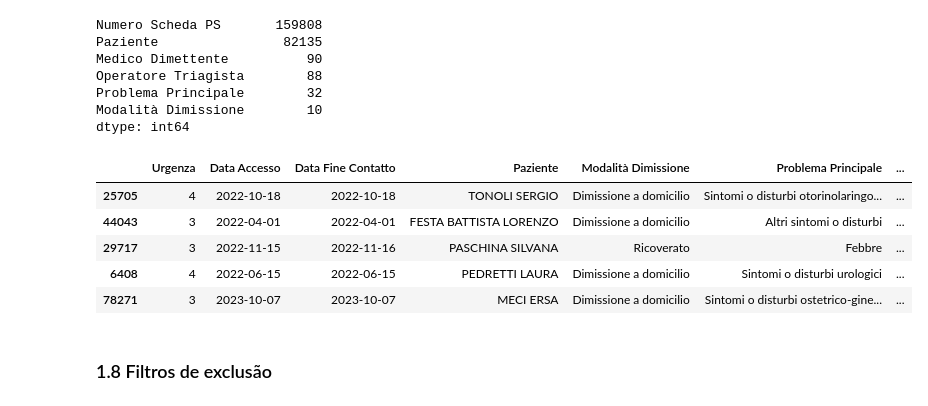
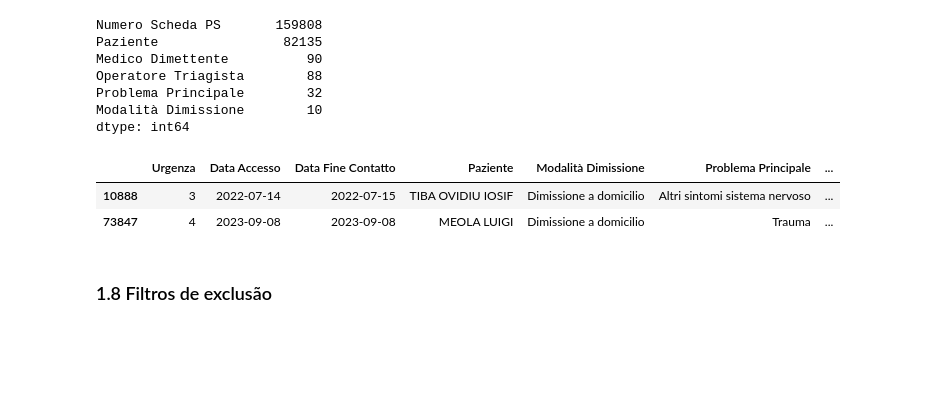
Before and after one commit to almir-martins/mari_doutorado, a Jupyter notebook: analises/analise_mari.ipynb, the cells around one changed output. Drawn from its saved outputs; the diff is of its cells as text; code cells hidden in the pictures; blank space fills up the shorter version.

```diff
--- a/analises/analise_mari.ipynb
+++ b/analises/analise_mari.ipynb
@@ -276,14 +264,11 @@ Problema Principale        32
 Modalità Dimissione        10
 dtype: int64
 # %%
-df.sample(5)
+df.sample(2)
 # %% [output]
 |  | Urgenza | Data Accesso | Data Fine Contatto | Paziente | Modalità Dimissione | Problema Principale | ... |
-| 25705 | 4 | 2022-10-18 | 2022-10-18 | TONOLI SERGIO | Dimissione a domicilio | Sintomi o disturbi otorinolaringo... | ... |
-| 44043 | 3 | 2022-04-01 | 2022-04-01 | FESTA BATTISTA LORENZO | Dimissione a domicilio | Altri sintomi o disturbi | ... |
-| 29717 | 3 | 2022-11-15 | 2022-11-16 | PASCHINA SILVANA | Ricoverato | Febbre | ... |
-| 6408 | 4 | 2022-06-15 | 2022-06-15 | PEDRETTI LAURA | Dimissione a domicilio | Sintomi o disturbi urologici | ... |
-| 78271 | 3 | 2023-10-07 | 2023-10-07 | MECI ERSA | Dimissione a domicilio | Sintomi o disturbi ostetrico-gine... | ... |
+| 10888 | 3 | 2022-07-14 | 2022-07-15 | TIBA OVIDIU IOSIF | Dimissione a domicilio | Altri sintomi sistema nervoso | ... |
+| 73847 | 4 | 2023-09-08 | 2023-09-08 | MEOLA LUIGI | Dimissione a domicilio | Trauma | ... |
 # %% [markdown]
 ### 1.8 Filtros de exclusão
 # %%
```
Also changed, not shown: parts of 26 cells of this notebook, 1 other file.
